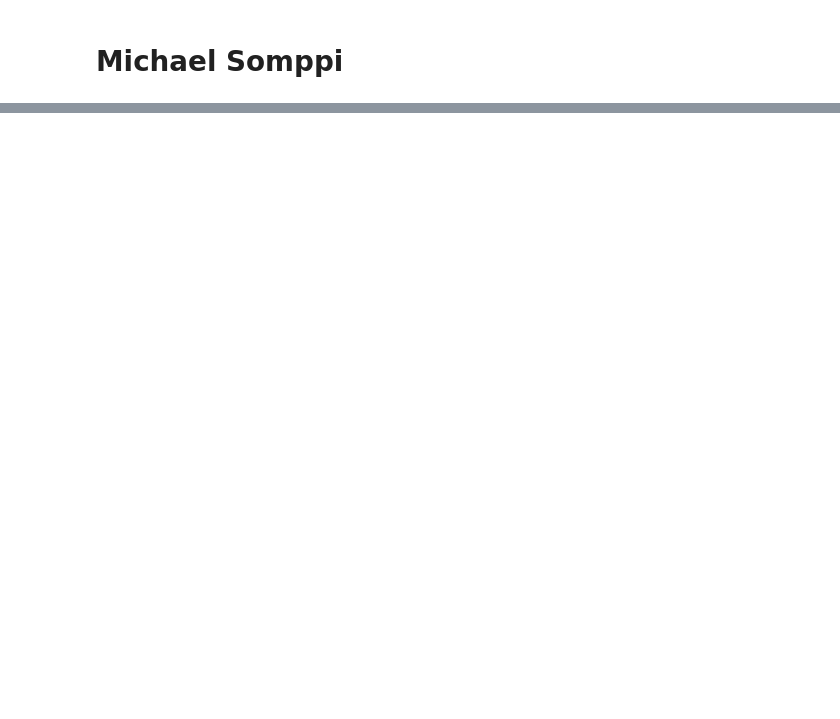
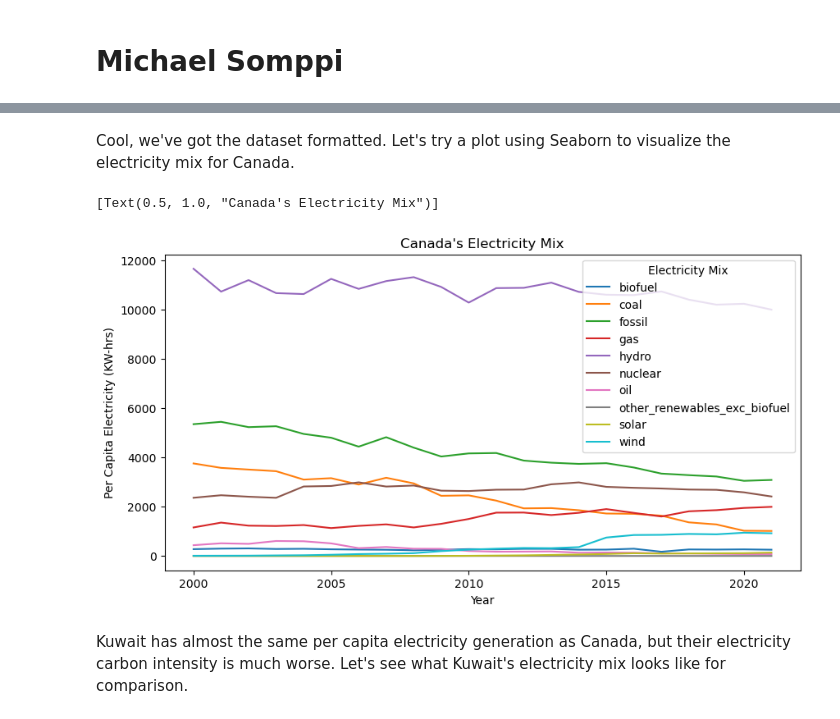
Before and after one commit to ubco-W2022T1-cosc301/project-group02, a Jupyter notebook: notebooks/analysis1.ipynb, the cells around one changed output, grey strips where cells are left out. Saved outputs shown, nothing was run; the diff lists cells and outputs as text; code cells hidden in the pictures; blank space fills up the shorter version.

```diff
--- a/notebooks/analysis1.ipynb
+++ b/notebooks/analysis1.ipynb
@@ -25,0 +338,28 @@ df1
+# %%
+# create dataframe with desired columns
+df_1 = df_electricity[["year", "country"]]
+# create another dataframe with columns that contain the string 'elec_per_capita'
+df_2 = df_electricity.loc[:, df_electricity.columns.str.contains("elec_per_capita")]
+# merge the two dataframe to create desired dataframe
+df_elecmix = pd.concat([df_1, df_2], join='outer', axis=1)
+# remove unwanted columns
+df_elecmix = df_elecmix.drop(columns=["other_renewables_elec_per_capita", "renewables_elec_per_capita", "low_carbon_elec_per_capita"])
+# only keep the top 10 countries per capita electricity generation
+df_elecmix = df_elecmix[df_elecmix["country"].str.contains("Iceland|Norway|Bahrain|Kuwait|Canada|Qatar|Sweden|United Arab Emirates|United States|Finland")==True]
+# remove unwanted countries
+df_elecmix = df_elecmix[df_elecmix["country"].str.contains("United States Virgin Islands")==False]
+# remove common string as end of column names
+df_elecmix.columns = df_elecmix.columns.str.replace('_elec_per_capita', '')
+# converting columns to rows using pd.melt
+df_elecmix = pd.melt(df_elecmix, id_vars=["year", "country"], value_vars=["biofuel", "coal", "fossil", "gas", "hydro", "nuclear", "oil", "other_renewables_exc_biofuel", "solar", "wind"], var_name="Electricity Mix", value_name="Per Capita Electricity (KW-hrs)")
+# rename columns
+df_elecmix = df_elecmix.rename(columns={"year" : "Year", "country" : "Country"})
+# Remove rows from prior to the year 2000
+df_elecmix = df_elecmix[df_elecmix["Year"] >= 2000]
+# drop all zero values
+df_elecmix = df_elecmix[df_elecmix["Per Capita Electricity (KW-hrs)"] != 0]
+# drop all NaN values
+df_elecmix = df_elecmix.dropna(subset=["Per Capita Electricity (KW-hrs)"])
+# reset index and drop the index column
+df_elecmix = df_elecmix.reset_index(drop=True)
+df_elecmix
@@ -25,0 +380,15 @@ df1
+# %% [markdown]
+Cool, we've got the dataset formatted. Let's try a plot using Seaborn to visualize the electricity mix for Canada.
+# %%
+# Create a dataframe for Canada
+df_Canada = df_elecmix[df_elecmix["Country"].str.contains("Canada")==True]
+# %%
+# Plot Canada's electricity mix since 2000 using Seaborn
+plt.figure(figsize=(10,5))
+g = sns.lineplot(data=df_Canada, x="Year", y="Per Capita Electricity (KW-hrs)", hue="Electricity Mix")
+g.set(title="Canada's Electricity Mix")
+# %% [output]
+[Text(0.5, 1.0, "Canada's Electricity Mix")]
+[figure, added]
+# %% [markdown]
+Kuwait has almost the same per capita electricity generation as Canada, but their electricity carbon intensity is much worse. Let's see what Kuwait's electricity mix looks like for comparison.
```
Also changed, not shown: parts of 58 cells of this notebook, 3 other files.
